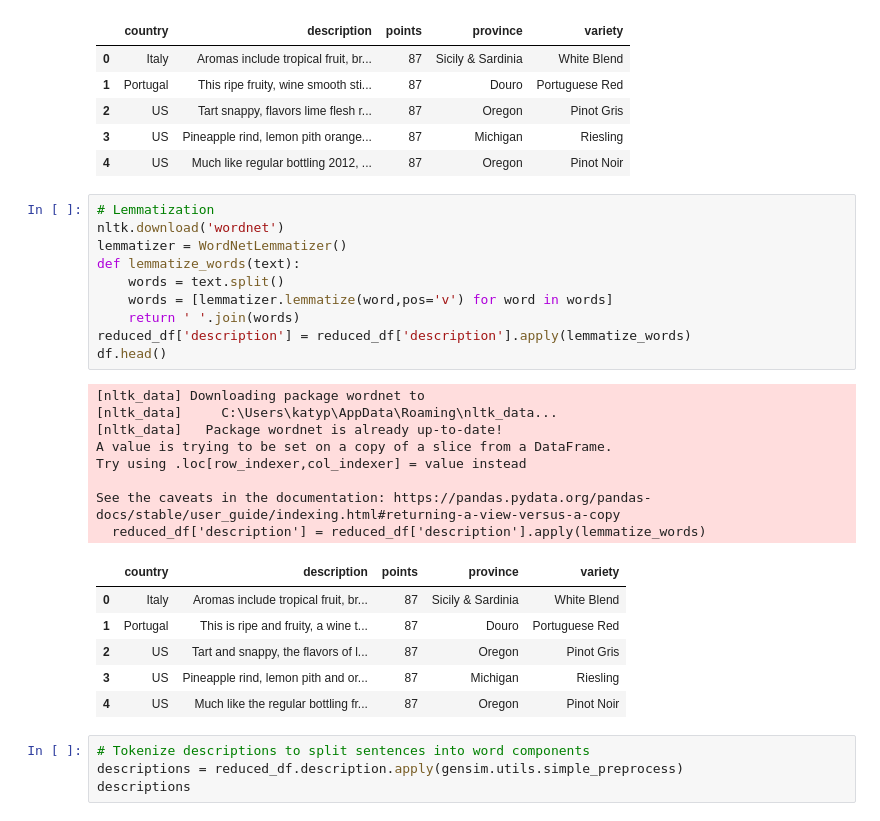
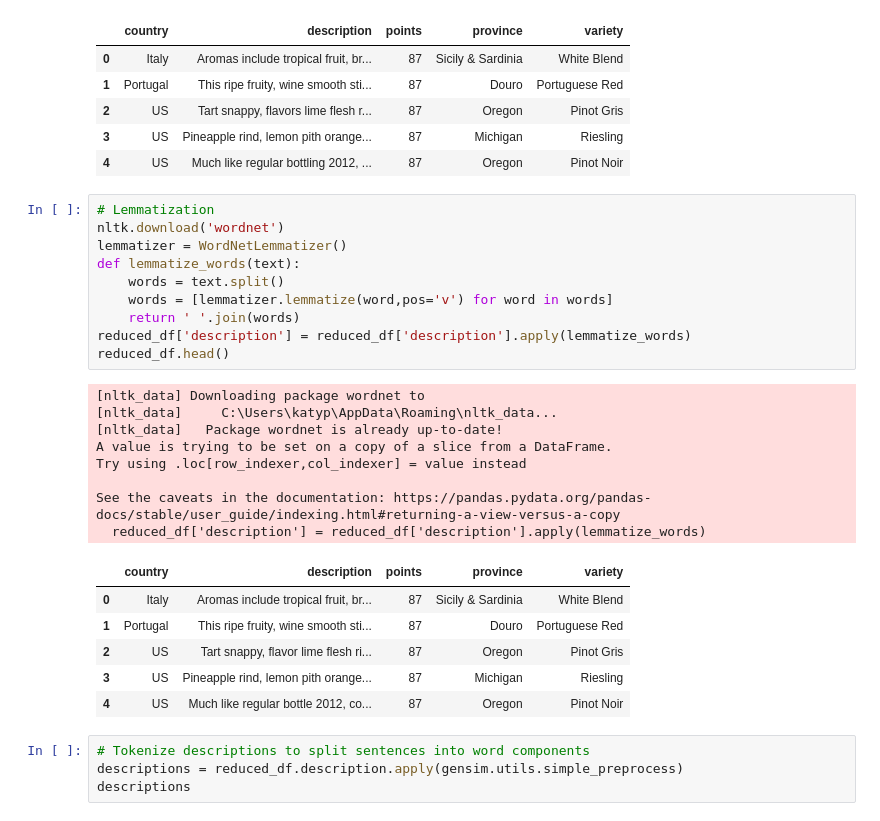
Before and after one commit to desireetrevino/SpiceUpYourLife, a Jupyter notebook: updated_wine_analysis.ipynb, the cells around one changed output. Saved outputs shown, nothing was run; the diff lists cells and outputs as text.

```diff
--- a/updated_wine_analysis.ipynb
+++ b/updated_wine_analysis.ipynb
@@ -114,28 +124,28 @@ See the caveats in the documentation: https://pandas.pydata.org/pandas-docs/stab
 # %%
 # Lemmatization
 nltk.download('wordnet')
 lemmatizer = WordNetLemmatizer()
 def lemmatize_words(text):
     words = text.split()
     words = [lemmatizer.lemmatize(word,pos='v') for word in words]
     return ' '.join(words)
 reduced_df['description'] = reduced_df['description'].apply(lemmatize_words)
-df.head()
+reduced_df.head()
 # %% [output]
 [nltk_data] Downloading package wordnet to
 [nltk_data]     C:\Users\katyp\AppData\Roaming\nltk_data...
 [nltk_data]   Package wordnet is already up-to-date!
 A value is trying to be set on a copy of a slice from a DataFrame.
 Try using .loc[row_indexer,col_indexer] = value instead
 
 See the caveats in the documentation: https://pandas.pydata.org/pandas-docs/stable/user_guide/indexing.html#returning-a-view-versus-a-copy
   reduced_df['description'] = reduced_df['description'].apply(lemmatize_words)
 |  | country | description | points | province | variety |
 | 0 | Italy | Aromas include tropical fruit, br... | 87 | Sicily & Sardinia | White Blend |
-| 1 | Portugal | This is ripe and fruity, a wine t... | 87 | Douro | Portuguese Red |
-| 2 | US | Tart and snappy, the flavors of l... | 87 | Oregon | Pinot Gris |
-| 3 | US | Pineapple rind, lemon pith and or... | 87 | Michigan | Riesling |
-| 4 | US | Much like the regular bottling fr... | 87 | Oregon | Pinot Noir |
+| 1 | Portugal | This ripe fruity, wine smooth sti... | 87 | Douro | Portuguese Red |
+| 2 | US | Tart snappy, flavor lime flesh ri... | 87 | Oregon | Pinot Gris |
+| 3 | US | Pineapple rind, lemon pith orange... | 87 | Michigan | Riesling |
+| 4 | US | Much like regular bottle 2012, co... | 87 | Oregon | Pinot Noir |
 # %%
 # Tokenize descriptions to split sentences into word components
 descriptions = reduced_df.description.apply(gensim.utils.simple_preprocess)
```
Also changed, not shown: parts of 35 cells of this notebook.
